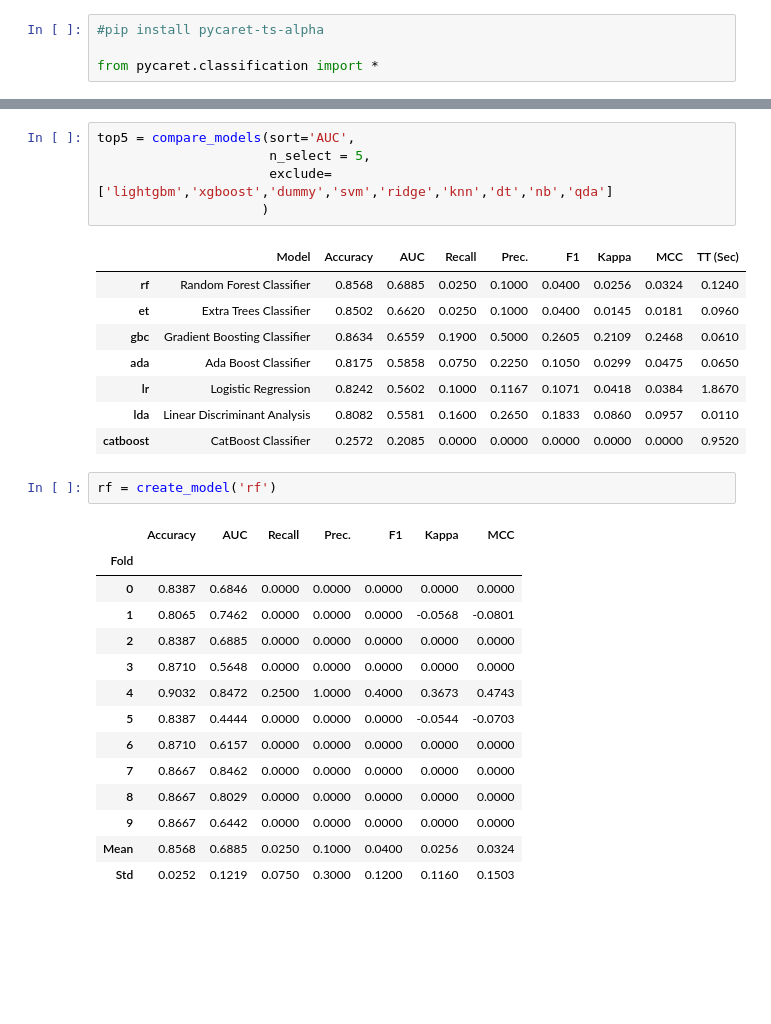
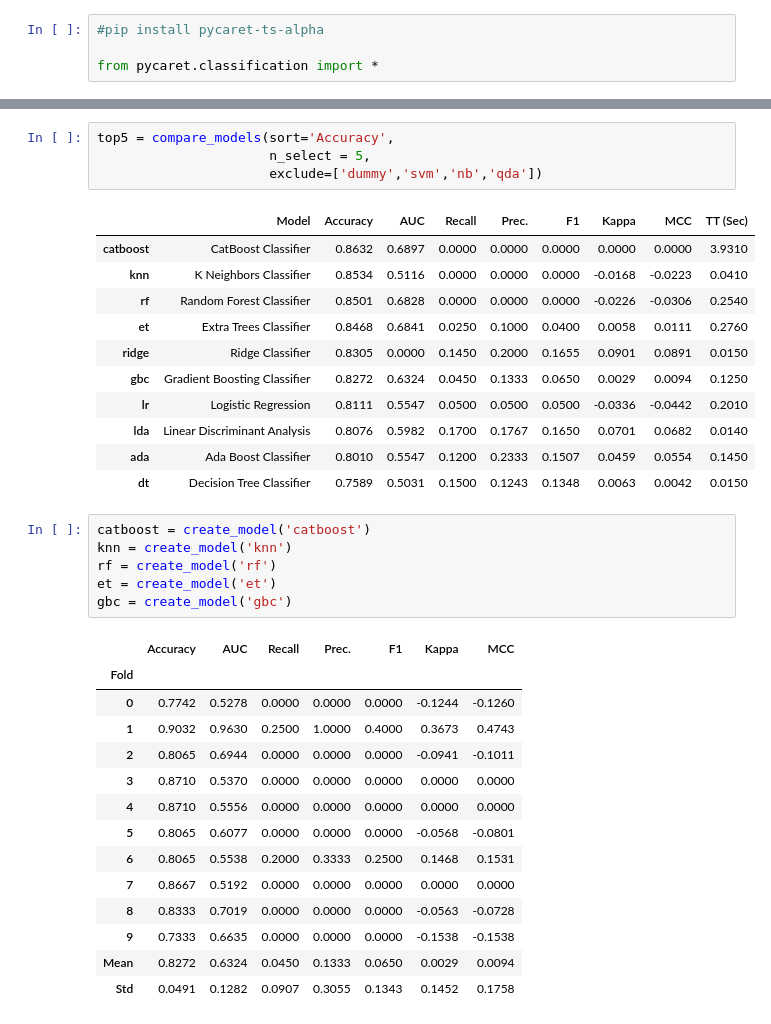
Before and after one commit to katesedykh/ML2022-Drinking-Water-Quality, a Jupyter notebook: drinking-water-quality.ipynb, the cells around one changed output, grey strips where cells are left out. Cells and saved outputs as stored; diff of their text form; blank space fills up the shorter version.

```diff
--- a/drinking-water-quality.ipynb
+++ b/drinking-water-quality.ipynb
@@ -242,33 +244,39 @@ clf1 = setup(data = df_train,
 | 19 | Fix Imbalance | False |
 | 20 | Fix Imbalance Method | SMOTE |
 # %%
-top5 = compare_models(sort='AUC',
+top5 = compare_models(sort='Accuracy',
                       n_select = 5,
-                      exclude=['lightgbm','xgboost','dummy','svm','ridge','knn','dt','nb','qda']
-                     )
+                      exclude=['dummy','svm','nb','qda'])
 # %% [output]
 |  | Model | Accuracy | AUC | Recall | Prec. | F1 | Kappa | MCC | TT (Sec) |
-| rf | Random Forest Classifier | 0.8568 | 0.6885 | 0.0250 | 0.1000 | 0.0400 | 0.0256 | 0.0324 | 0.1240 |
-| et | Extra Trees Classifier | 0.8502 | 0.6620 | 0.0250 | 0.1000 | 0.0400 | 0.0145 | 0.0181 | 0.0960 |
-| gbc | Gradient Boosting Classifier | 0.8634 | 0.6559 | 0.1900 | 0.5000 | 0.2605 | 0.2109 | 0.2468 | 0.0610 |
-| ada | Ada Boost Classifier | 0.8175 | 0.5858 | 0.0750 | 0.2250 | 0.1050 | 0.0299 | 0.0475 | 0.0650 |
-| lr | Logistic Regression | 0.8242 | 0.5602 | 0.1000 | 0.1167 | 0.1071 | 0.0418 | 0.0384 | 1.8670 |
-| lda | Linear Discriminant Analysis | 0.8082 | 0.5581 | 0.1600 | 0.2650 | 0.1833 | 0.0860 | 0.0957 | 0.0110 |
-| catboost | CatBoost Classifier | 0.2572 | 0.2085 | 0.0000 | 0.0000 | 0.0000 | 0.0000 | 0.0000 | 0.9520 |
+| catboost | CatBoost Classifier | 0.8632 | 0.6897 | 0.0000 | 0.0000 | 0.0000 | 0.0000 | 0.0000 | 3.9310 |
+| knn | K Neighbors Classifier | 0.8534 | 0.5116 | 0.0000 | 0.0000 | 0.0000 | -0.0168 | -0.0223 | 0.0410 |
+| rf | Random Forest Classifier | 0.8501 | 0.6828 | 0.0000 | 0.0000 | 0.0000 | -0.0226 | -0.0306 | 0.2540 |
+| et | Extra Trees Classifier | 0.8468 | 0.6841 | 0.0250 | 0.1000 | 0.0400 | 0.0058 | 0.0111 | 0.2760 |
+| ridge | Ridge Classifier | 0.8305 | 0.0000 | 0.1450 | 0.2000 | 0.1655 | 0.0901 | 0.0891 | 0.0150 |
+| gbc | Gradient Boosting Classifier | 0.8272 | 0.6324 | 0.0450 | 0.1333 | 0.0650 | 0.0029 | 0.0094 | 0.1250 |
+| lr | Logistic Regression | 0.8111 | 0.5547 | 0.0500 | 0.0500 | 0.0500 | -0.0336 | -0.0442 | 0.2010 |
+| lda | Linear Discriminant Analysis | 0.8076 | 0.5982 | 0.1700 | 0.1767 | 0.1650 | 0.0701 | 0.0682 | 0.0140 |
+| ada | Ada Boost Classifier | 0.8010 | 0.5547 | 0.1200 | 0.2333 | 0.1507 | 0.0459 | 0.0554 | 0.1450 |
+| dt | Decision Tree Classifier | 0.7589 | 0.5031 | 0.1500 | 0.1243 | 0.1348 | 0.0063 | 0.0042 | 0.0150 |
 # %%
+catboost = create_model('catboost')
+knn = create_model('knn')
 rf = create_model('rf')
+et = create_model('et')
+gbc = create_model('gbc')
 # %% [output]
 |  | Accuracy | AUC | Recall | Prec. | F1 | Kappa | MCC |
 | Fold |  |  |  |  |  |  |  |
-| 0 | 0.8387 | 0.6846 | 0.0000 | 0.0000 | 0.0000 | 0.0000 | 0.0000 |
-| 1 | 0.8065 | 0.7462 | 0.0000 | 0.0000 | 0.0000 | -0.0568 | -0.0801 |
-| 2 | 0.8387 | 0.6885 | 0.0000 | 0.0000 | 0.0000 | 0.0000 | 0.0000 |
-| 3 | 0.8710 | 0.5648 | 0.0000 | 0.0000 | 0.0000 | 0.0000 | 0.0000 |
-| 4 | 0.9032 | 0.8472 | 0.2500 | 1.0000 | 0.4000 | 0.3673 | 0.4743 |
-| 5 | 0.8387 | 0.4444 | 0.0000 | 0.0000 | 0.0000 | -0.0544 | -0.0703 |
-| 6 | 0.8710 | 0.6157 | 0.0000 | 0.0000 | 0.0000 | 0.0000 | 0.0000 |
-| 7 | 0.8667 | 0.8462 | 0.0000 | 0.0000 | 0.0000 | 0.0000 | 0.0000 |
-| 8 | 0.8667 | 0.8029 | 0.0000 | 0.0000 | 0.0000 | 0.0000 | 0.0000 |
-| 9 | 0.8667 | 0.6442 | 0.0000 | 0.0000 | 0.0000 | 0.0000 | 0.0000 |
-| Mean | 0.8568 | 0.6885 | 0.0250 | 0.1000 | 0.0400 | 0.0256 | 0.0324 |
-| Std | 0.0252 | 0.1219 | 0.0750 | 0.3000 | 0.1200 | 0.1160 | 0.1503 |
+| 0 | 0.7742 | 0.5278 | 0.0000 | 0.0000 | 0.0000 | -0.1244 | -0.1260 |
+| 1 | 0.9032 | 0.9630 | 0.2500 | 1.0000 | 0.4000 | 0.3673 | 0.4743 |
+| 2 | 0.8065 | 0.6944 | 0.0000 | 0.0000 | 0.0000 | -0.0941 | -0.1011 |
+| 3 | 0.8710 | 0.5370 | 0.0000 | 0.0000 | 0.0000 | 0.0000 | 0.0000 |
+| 4 | 0.8710 | 0.5556 | 0.0000 | 0.0000 | 0.0000 | 0.0000 | 0.0000 |
+| 5 | 0.8065 | 0.6077 | 0.0000 | 0.0000 | 0.0000 | -0.0568 | -0.0801 |
+| 6 | 0.8065 | 0.5538 | 0.2000 | 0.3333 | 0.2500 | 0.1468 | 0.1531 |
+| 7 | 0.8667 | 0.5192 | 0.0000 | 0.0000 | 0.0000 | 0.0000 | 0.0000 |
+| 8 | 0.8333 | 0.7019 | 0.0000 | 0.0000 | 0.0000 | -0.0563 | -0.0728 |
+| 9 | 0.7333 | 0.6635 | 0.0000 | 0.0000 | 0.0000 | -0.1538 | -0.1538 |
+| Mean | 0.8272 | 0.6324 | 0.0450 | 0.1333 | 0.0650 | 0.0029 | 0.0094 |
+| Std | 0.0491 | 0.1282 | 0.0907 | 0.3055 | 0.1343 | 0.1452 | 0.1758 |
```
Also changed, not shown: parts of 20 cells of this notebook.
